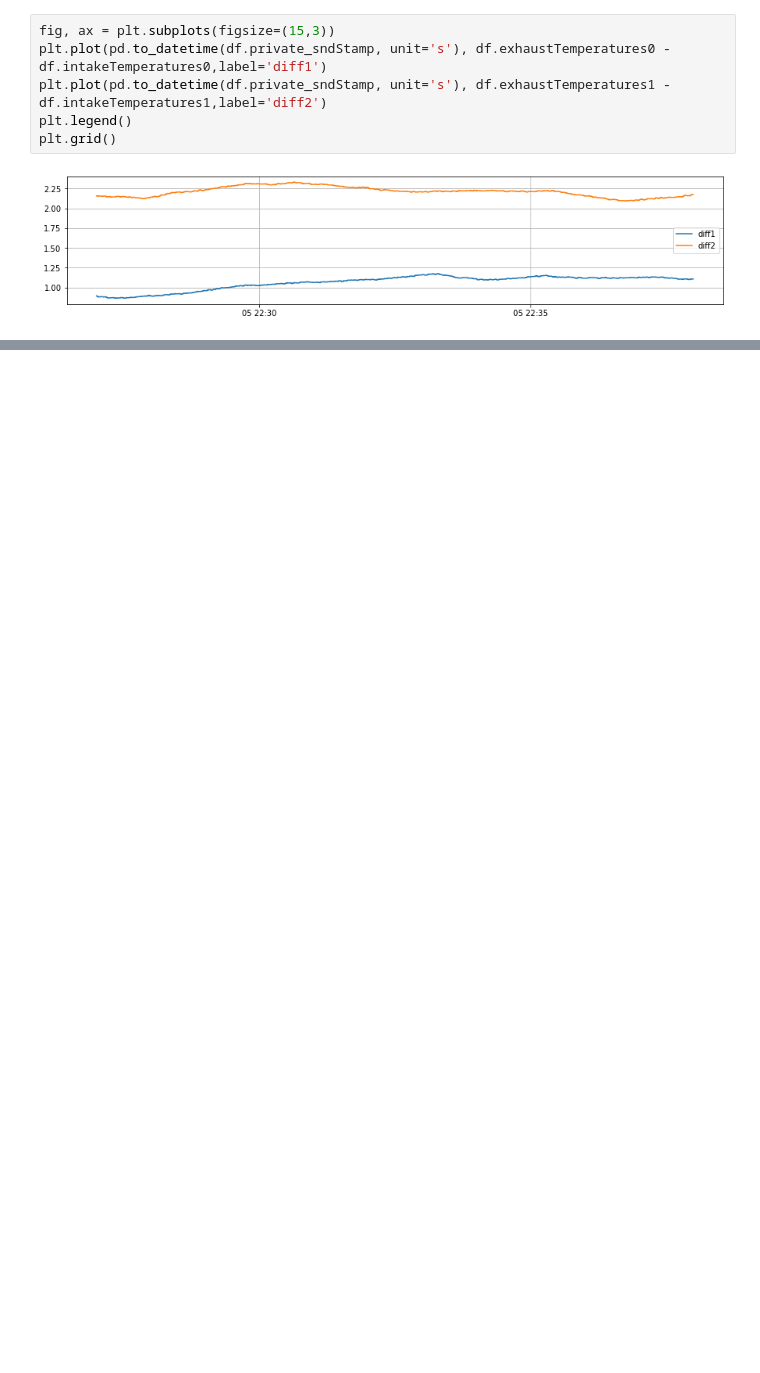
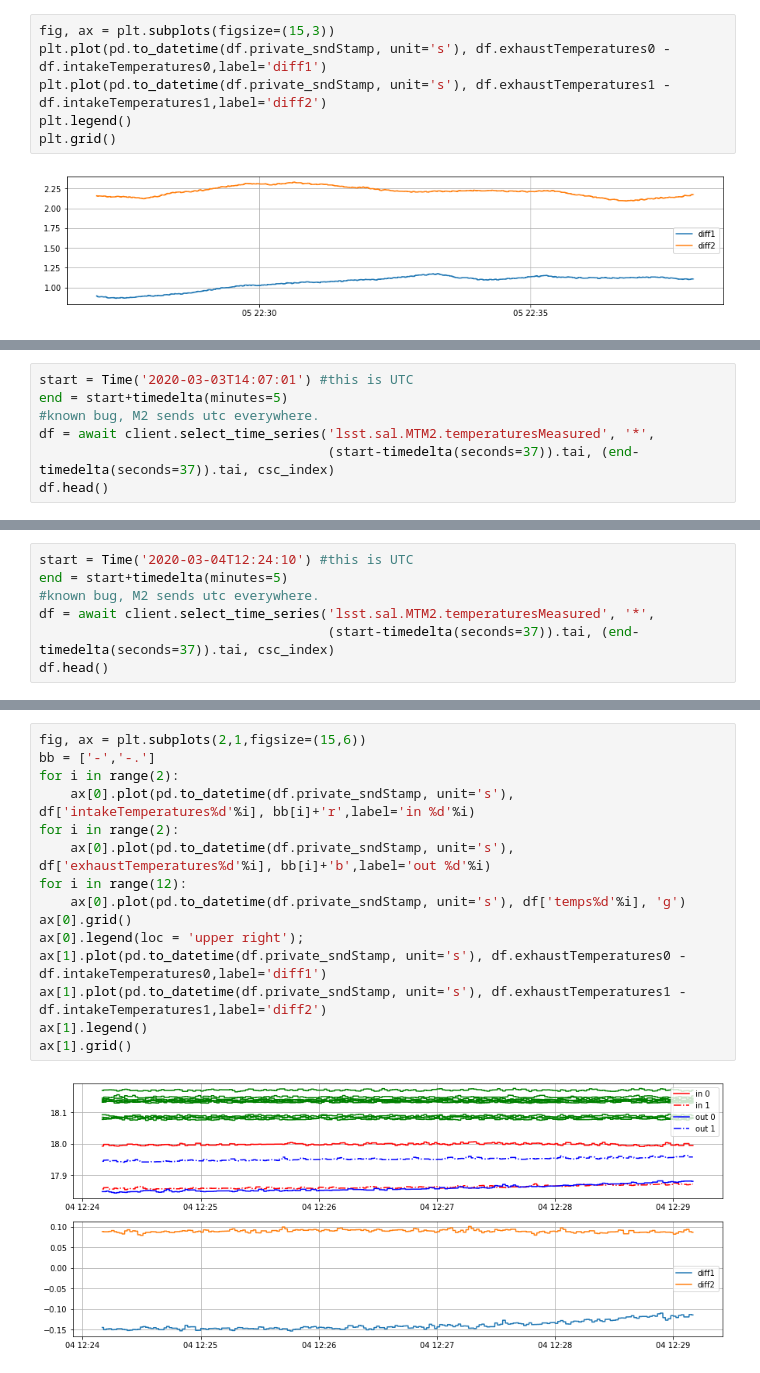
Before and after one commit to bxin/M2_summit_2003, a Jupyter notebook: a12_temperature.ipynb, the cells around one changed output, grey strips where cells are left out. Drawn from its saved outputs; the diff is of its cells as text; blank space fills up the shorter version.

Commit message:
a12: check temp in the mornings

```diff
--- a/a12_temperature.ipynb
+++ b/a12_temperature.ipynb
@@ -141,0 +146,7 @@ plt.grid()
+# %%
+start = Time('2020-03-03T14:07:01') #this is UTC
+end = start+timedelta(minutes=5)
+#known bug, M2 sends utc everywhere.
+df = await client.select_time_series('lsst.sal.MTM2.temperaturesMeasured', '*',
+                                     (start-timedelta(seconds=37)).tai, (end-timedelta(seconds=37)).tai, csc_index)
+df.head()
@@ -141,0 +157,7 @@ plt.grid()
+# %%
+start = Time('2020-03-04T12:24:10') #this is UTC
+end = start+timedelta(minutes=5)
+#known bug, M2 sends utc everywhere.
+df = await client.select_time_series('lsst.sal.MTM2.temperaturesMeasured', '*',
+                                     (start-timedelta(seconds=37)).tai, (end-timedelta(seconds=37)).tai, csc_index)
+df.head()
@@ -141,0 +172,17 @@ plt.grid()
+# %%
+fig, ax = plt.subplots(2,1,figsize=(15,6))
+bb = ['-','-.']
+for i in range(2):
+    ax[0].plot(pd.to_datetime(df.private_sndStamp, unit='s'), df['intakeTemperatures%d'%i], bb[i]+'r',label='in %d'%i)
+for i in range(2):
+    ax[0].plot(pd.to_datetime(df.private_sndStamp, unit='s'), df['exhaustTemperatures%d'%i], bb[i]+'b',label='out %d'%i)
+for i in range(12):
+    ax[0].plot(pd.to_datetime(df.private_sndStamp, unit='s'), df['temps%d'%i], 'g')
+ax[0].grid()
+ax[0].legend(loc = 'upper right');
+ax[1].plot(pd.to_datetime(df.private_sndStamp, unit='s'), df.exhaustTemperatures0 -df.intakeTemperatures0,label='diff1')
+ax[1].plot(pd.to_datetime(df.private_sndStamp, unit='s'), df.exhaustTemperatures1 -df.intakeTemperatures1,label='diff2')
+ax[1].legend()
+ax[1].grid()
+# %% [output]
+[figure, added]
```
Also changed, not shown: parts of 13 cells of this notebook, 1 other file.
